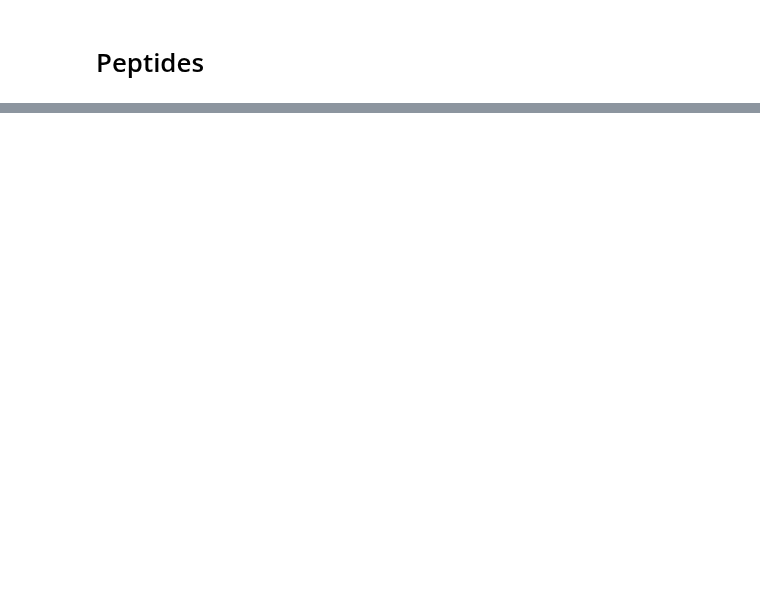
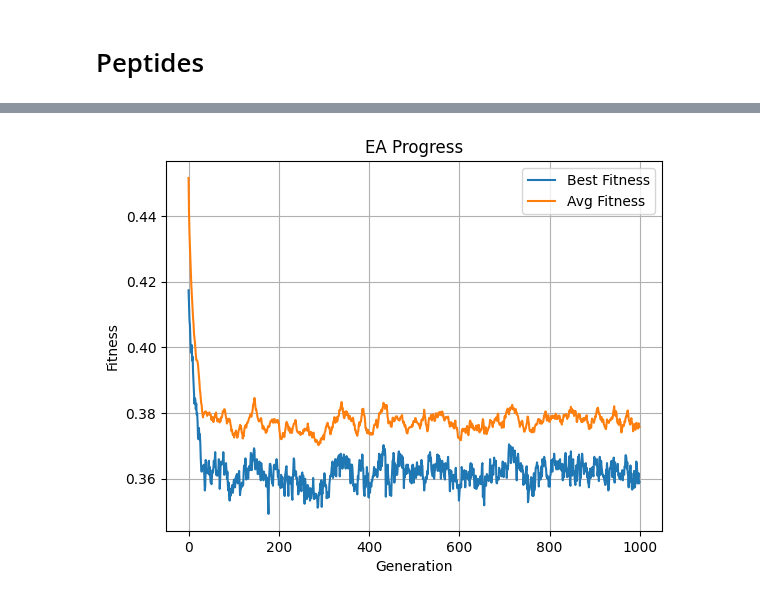
Before and after one commit to VaggelisSpi/NaCo_Project, a Jupyter notebook: project/calculations.ipynb, the cells around one changed output, grey strips where cells are left out. Drawn from its saved outputs; the diff is of its cells as text; code cells hidden in the pictures; blank space fills up the shorter version.

```diff
--- a/project/calculations.ipynb
+++ b/project/calculations.ipynb
@@ -48,7 +72,7 @@ fpep_scores
 # %%
 ea = EA(
     data=fpep_scores,
-    N=20,
+    N=100,
     sigma=30,
     K=2,
     p=0.1,
@@ -57,4 +81,4 @@ ea = EA(
     f=np.mean,
     seed=42
 )
-ea.run()
+best_individual, best_fitness, fitness_avg, fitness_best = ea.run()
@@ -60,0 +103,12 @@ ea.run()
+# %%
+
+plt.plot(fitness_best, label='Best Fitness')
+plt.plot(fitness_avg, label='Avg Fitness')
+plt.xlabel("Generation")
+plt.ylabel("Fitness")
+plt.title("EA Progress")
+plt.legend()
+plt.grid(True)
+plt.show()
+# %% [output]
+[figure, added]
```
Also changed, not shown: parts of 5 cells of this notebook.
